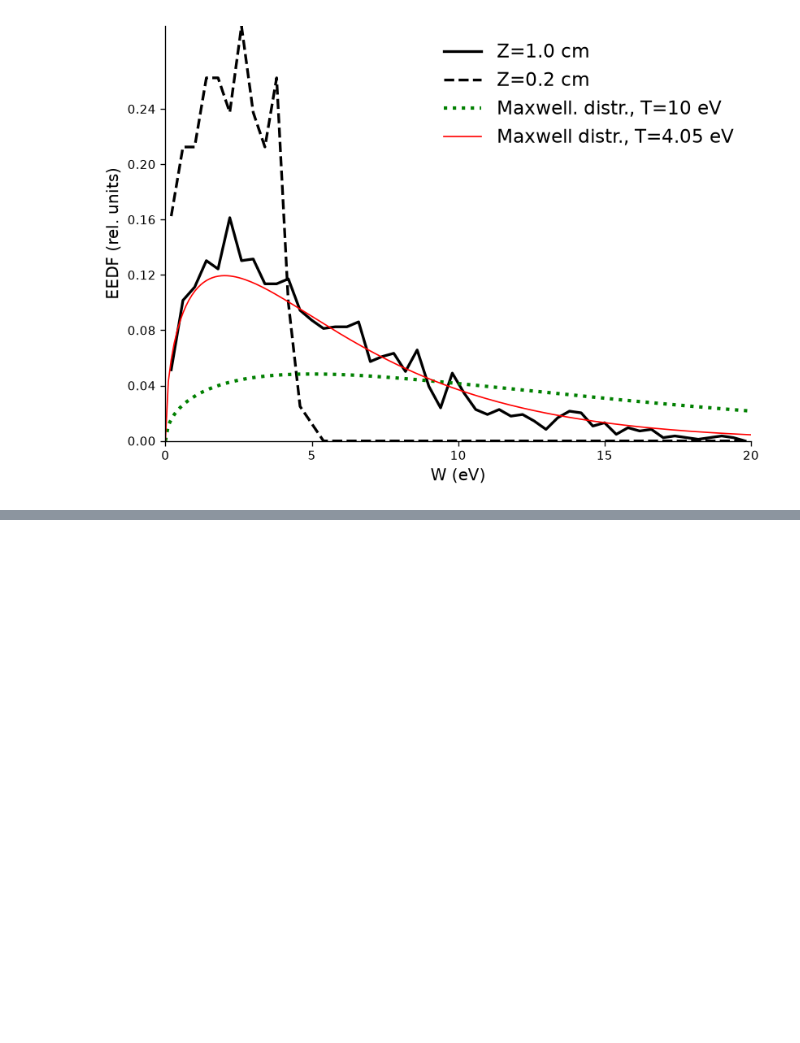
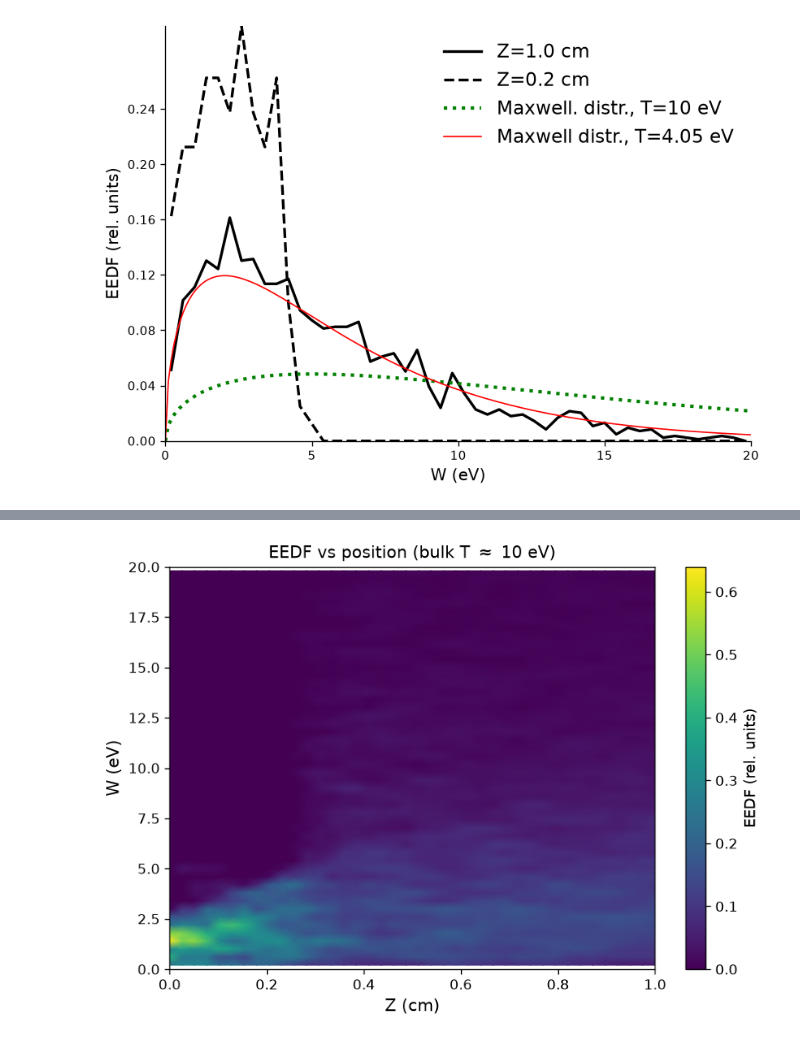
Before and after one commit to suhadhridasgravitas2024-dev/plasma_etch_simulation, a Jupyter notebook: simple_simulation/eepf_vs_ev.ipynb, the cells around one changed output, grey strips where cells are left out. Saved outputs shown, nothing was run; the diff lists cells and outputs as text; code cells hidden in the pictures; blank space fills up the shorter version.

Commit message:
eedf(z)_2d_&_1d

```diff
--- a/simple_simulation/eepf_vs_ev.ipynb
+++ b/simple_simulation/eepf_vs_ev.ipynb
@@ -1455,0 +1574,93 @@ Running spatial EEDF simulation (t = 1 micro-sec)...
+# %%
+import numpy as np
+import matplotlib.pyplot as plt
+
+# --- Physical Parameters ---
+GAP_LENGTH = 2.0          # Total gap length of the box (cm)
+N_PARTICLES = 25000
+dt = 2e-10
+STEPS = 5000
+
+FIELD_ACCEL = 1.5e12      # bulk field acceleration magnitude (sets bulk T ~ 10 eV)
+
+# --- Sheath barrier parameters ---
+SHEATH_MARGIN = 0.3       # cm -- width of the near-wall absorbing layer
+E_REFLECT_EV = 5.0        # eV -- sheath barrier height
+
+# --- Z sampling: dense sweep from wall (0) to center (1 cm) ---
+Z_VALUES = np.linspace(0.0, 1.0, 40)
+SLICE_WIDTH = 0.1
+E_BINS = 50
+E_RANGE = (0, 20)
+
+
+def get_local_eedf(pos, vx, vy, vz, z_target, slice_width=0.1, bins=50, e_range=(0, 20)):
+    mask = (pos > (z_target - slice_width / 2)) & (pos < (z_target + slice_width / 2))
+    lvx, lvy, lvz = vx[mask], vy[mask], vz[mask]
+    if len(lvx) == 0:
+        return np.zeros(bins)
+
+    speed2 = lvx**2 + lvy**2 + lvz**2
+    energies = 0.5 * 9.11e-31 * speed2 / 1.602e-19
+    eedf, edges = np.histogram(energies, bins=bins, range=e_range, density=True)
+    return eedf
+
+
+# --- Simulation (same physics as before) ---
+v_initial_thermal = np.sqrt(2 * 10.0 * 1.602e-19 / 9.11e-31)
+pos = np.random.uniform(0, GAP_LENGTH, N_PARTICLES)
+vx = np.random.normal(0, v_initial_thermal, N_PARTICLES)
+vy = np.random.normal(0, v_initial_thermal, N_PARTICLES)
+vz = np.random.normal(0, v_initial_thermal, N_PARTICLES)
+
+print("Running spatial EEDF simulation (T ~ 10 eV bulk)...")
+for step in range(STEPS):
+    vx += FIELD_ACCEL * dt
+    pos += vx * dt
+
+    left_hit = pos <= 0
+    right_hit = pos >= GAP_LENGTH
+    pos = np.where(left_hit, -pos, pos)
+    vx = np.where(left_hit, -vx, vx)
+    pos = np.where(right_hit, 2 * GAP_LENGTH - pos, pos)
+    vx = np.where(right_hit, -vx, vx)
+
+    KE = 0.5 * 9.11e-31 * (vx**2 + vy**2 + vz**2) / 1.602e-19
+    near_wall = (pos < SHEATH_MARGIN) | (pos > GAP_LENGTH - SHEATH_MARGIN)
+    absorbed = near_wall & (KE > E_REFLECT_EV)
+    active = ~absorbed
+    pos, vx, vy, vz = pos[active], vx[active], vy[active], vz[active]
+
+    n_new = N_PARTICLES - len(pos)
+    new_p = np.random.normal(GAP_LENGTH / 2, 0.3, n_new)
+    new_vx = np.random.normal(0, v_initial_thermal * 0.4, n_new)
+    new_vy = np.random.normal(0, v_initial_thermal * 0.4, n_new)
+    new_vz = np.random.normal(0, v_initial_thermal * 0.4, n_new)
+
+    pos = np.concatenate([pos, new_p])
+    vx = np.concatenate([vx, new_vx])
+    vy = np.concatenate([vy, new_vy])
+    vz = np.concatenate([vz, new_vz])
+
+# --- Build the 2D EEDF(Z, W) map ---
+edges = np.linspace(E_RANGE[0], E_RANGE[1], E_BINS + 1)
+W_centers = (edges[:-1] + edges[1:]) / 2
+
+eedf_map = np.zeros((len(Z_VALUES), E_BINS))
+for i, z in enumerate(Z_VALUES):
+    eedf_map[i, :] = get_local_eedf(pos, vx, vy, vz, z, SLICE_WIDTH, E_BINS, E_RANGE)
+
+# --- Plot: Z on x-axis, W on y-axis, EEDF value as color ---
+plt.figure(figsize=(7, 5), dpi=120)
+mesh = plt.pcolormesh(Z_VALUES, W_centers, eedf_map.T,
+                       shading='gouraud', cmap='viridis')
+cbar = plt.colorbar(mesh)
+cbar.set_label("EEDF (rel. units)", fontsize=11)
+
+plt.xlabel("Z (cm)", fontsize=12)
+plt.ylabel("W (eV)", fontsize=12)
+plt.title("EEDF vs position (bulk T $\\approx$ 10 eV)", fontsize=12)
+plt.ylim(0, 20)
+plt.tight_layout()
+plt.show()
+# %% [output]
@@ -1455,0 +1668 @@ Running spatial EEDF simulation (t = 1 micro-sec)...
+[figure, added]
```
Also changed, not shown: parts of 3 cells of this notebook.
